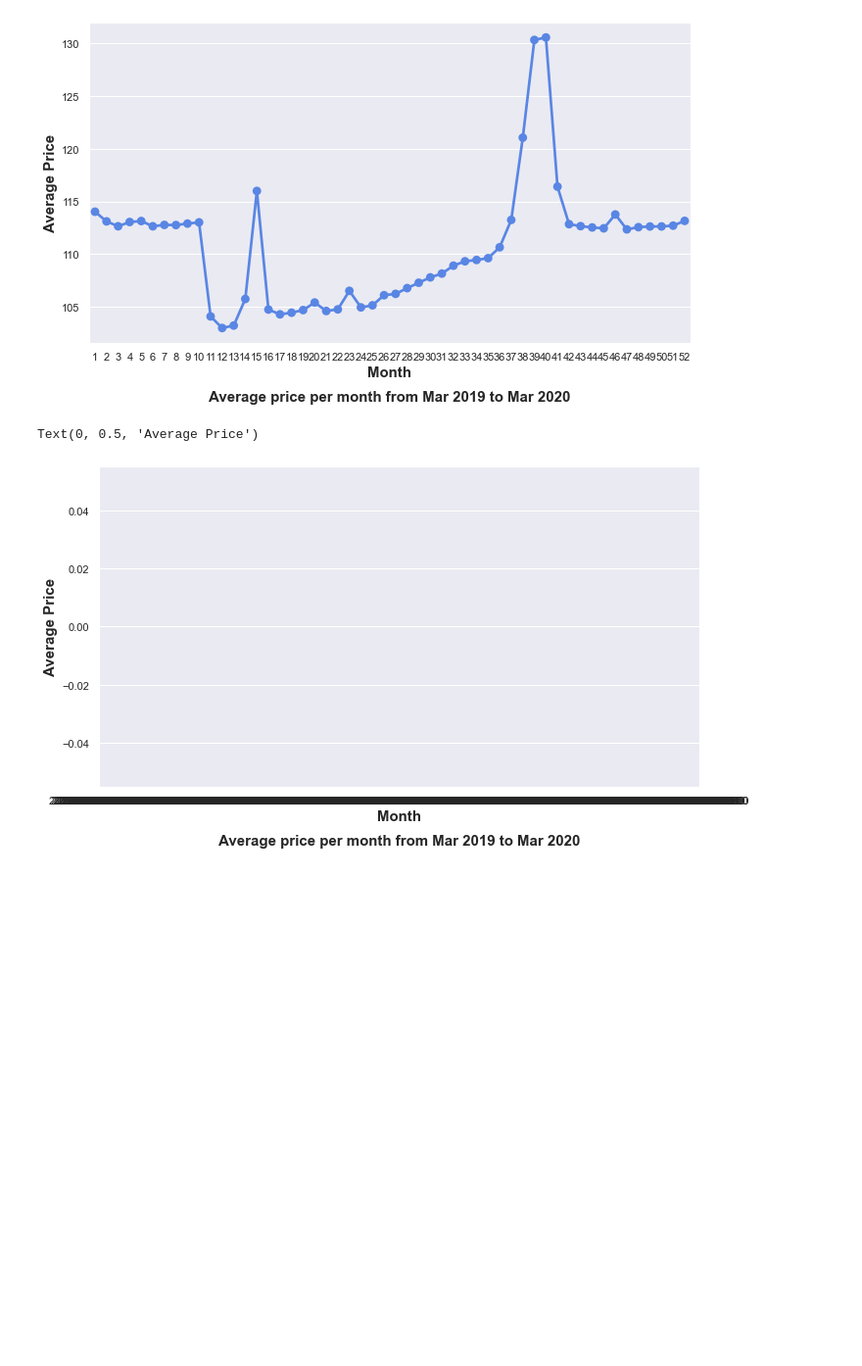
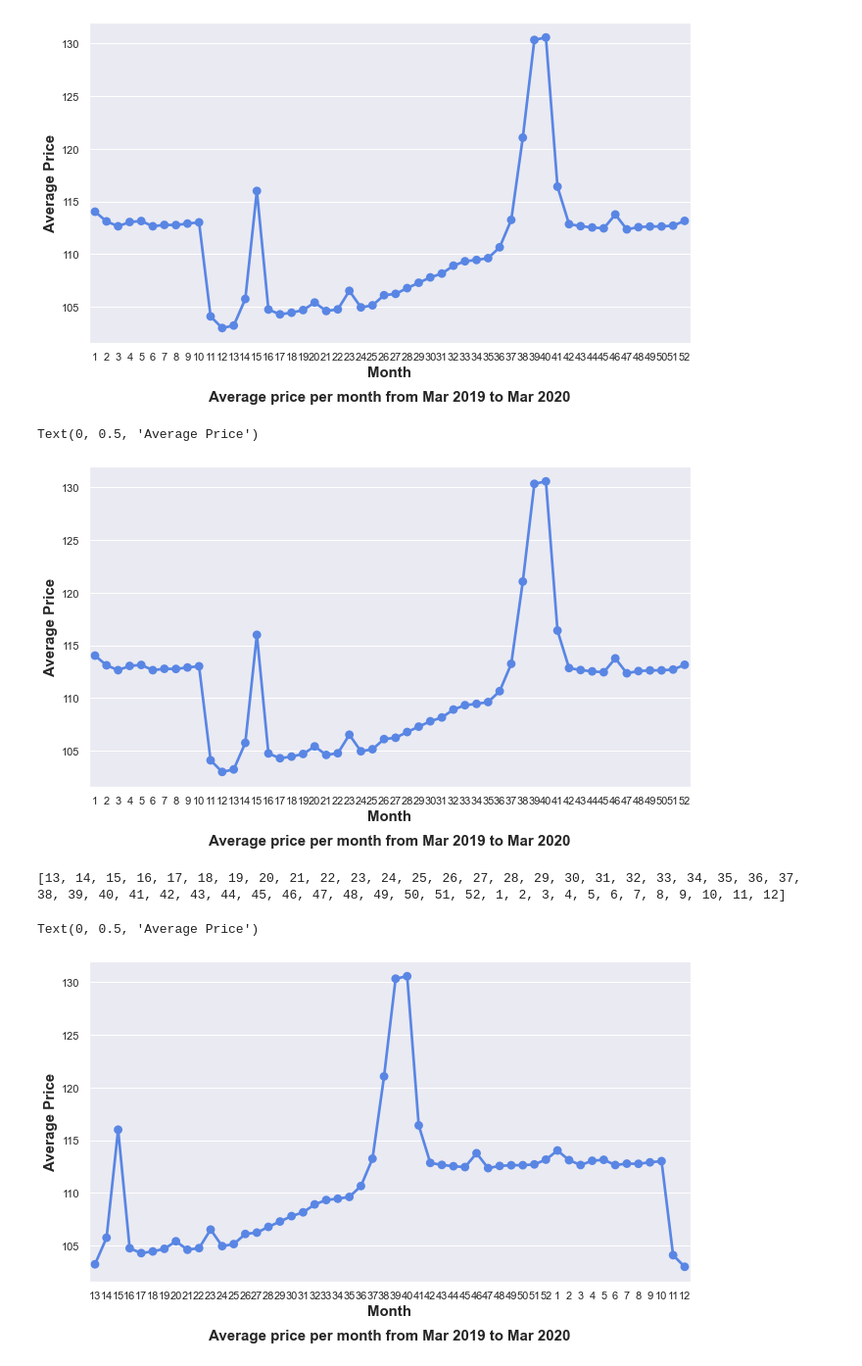
Before and after one commit to lethiess/AirBnB, a Jupyter notebook: AirBnb.ipynb, the cells around one changed output. Shown at 98% size. Drawn from its saved outputs; the diff is of its cells as text; code cells hidden in the pictures; blank space fills up the shorter version.

Commit message:
Corrected order in timeline/calendar-plot

```diff
--- a/AirBnb.ipynb
+++ b/AirBnb.ipynb
@@ -537,7 +537,7 @@ Text(0, 0.5, 'Average Price')
 plt.figure(figsize=(11,6))
 munich_calendar_week = munich_calendar.groupby(pd.Grouper(key = 'date',freq ='1D')).mean()
 
-sns.pointplot(x = munich_calendar_week.index.isocalendar().week, y = s_calendar_monthly["price"], color= '#5986e4', order = munich_calendar_week.index)
+sns.pointplot(x = munich_calendar_week.index.isocalendar().week, y = s_calendar_monthly["price"], color= '#5986e4')
 
 plt.title('Average price per month from Mar 2019 to Mar 2020', y=-0.20,fontsize = 15, weight = 'bold')
 plt.xlabel('Month', fontsize = 15, weight = 'bold')
@@ -545,6 +545,30 @@ plt.ylabel('Average Price', fontsize = 15, weight = 'bold')
 #plt.savefig('price_per_month.png')
 # %% [output]
 Text(0, 0.5, 'Average Price')
-[figure, old version]
+[figure, new version]
+# %%
+def ger
+order_list = []
+for i in range(13,53):
+    order_list.append(i)
+for i in range(1, 13):
+    order_list.append(i)
+print(order_list)
+# %% [output]
+[13, 14, 15, 16, 17, 18, 19, 20, 21, 22, 23, 24, 25, 26, 27, 28, 29, 30, 31, 32, 33, 34, 35, 36, 37, 38, 39, 40, 41, 42, 43, 44, 45, 46, 47, 48, 49, 50, 51, 52, 1, 2, 3, 4, 5, 6, 7, 8, 9, 10, 11, 12]
+# %%
+
+plt.figure(figsize=(11,6))
+munich_calendar_week = munich_calendar.groupby(pd.Grouper(key = 'date',freq ='1D')).mean()
+
+sns.pointplot(x = munich_calendar_week.index.isocalendar().week, y = s_calendar_monthly["price"], color= '#5986e4', order = order_list)
+
+plt.title('Average price per month from Mar 2019 to Mar 2020', y=-0.20,fontsize = 15, weight = 'bold')
+plt.xlabel('Month', fontsize = 15, weight = 'bold')
+plt.ylabel('Average Price', fontsize = 15, weight = 'bold')
+#plt.savefig('price_per_month.png')
+# %% [output]
+Text(0, 0.5, 'Average Price')
+[figure, added]
 # %%
 munich_
```
